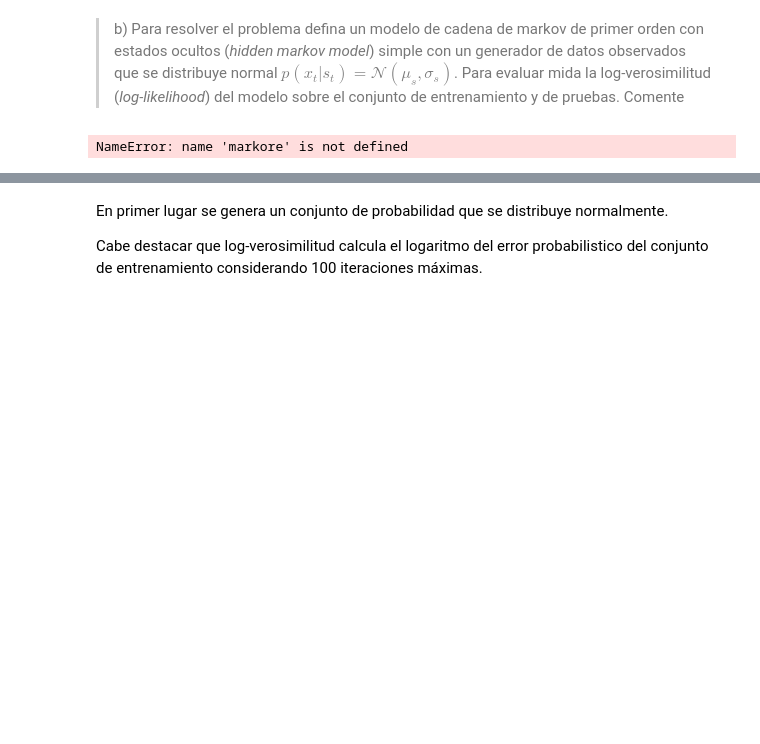
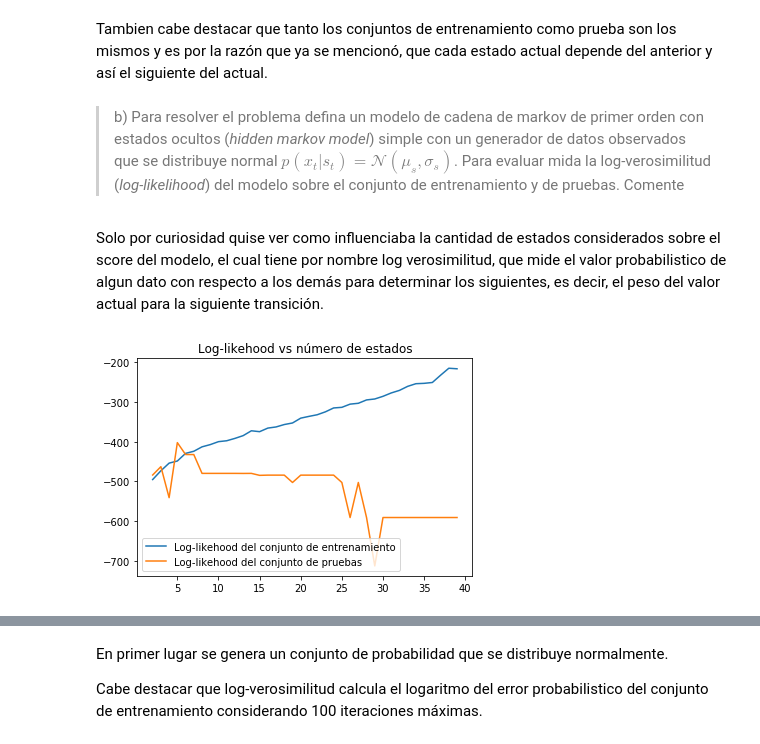
Before and after one commit to Hysteric-Larva/T3, a Jupyter notebook: T3_3.ipynb, the cells around one changed output, grey strips where cells are left out. Drawn from its saved outputs; the diff is of its cells as text; code cells hidden in the pictures; blank space fills up the shorter version.

```diff
--- a/T3_3.ipynb
+++ b/T3_3.ipynb
@@ -71,10 +95,25 @@ dataframe
+# %% [markdown]
+Tambien cabe destacar que tanto los conjuntos de entrenamiento como prueba son los mismos y es por la razón que ya se mencionó, que cada estado actual depende del anterior y así el siguiente del actual.
 # %% [markdown]
 > b) Para resolver el problema defina un modelo de cadena de markov de primer orden con estados ocultos (*hidden markov model*) simple con un generador de datos observados que se distribuye normal $p(x_t|s_t)=\mathcal{N}(\mu_{s},\sigma_{s})$. Para evaluar mida la log-verosimilitud (*log-likelihood*) del modelo sobre el conjunto de entrenamiento y de pruebas. Comente
-# %%
-np.random.seed(30)
-n_state = 3
-markov_model = hmm.GaussianHMM(n_components=n_state, n_iter=100)
-markov_model.fit(X_train)
-print("Score Model A:", markore(X_train))
-# %% [output]
-NameError: name 'markore' is not defined
+# %% [markdown]
+Solo por curiosidad quise ver como influenciaba la cantidad de estados considerados sobre el score del modelo, el cual tiene por nombre log verosimilitud, que mide el valor probabilistico de algun dato con respecto a los demás para determinar los siguientes, es decir, el peso del valor actual para la siguiente transición.
+# %%
+np.random.seed(30)
+x=[]
+y =[]
+y_test=[]
+for i in range(2,40,1):
+#n_state = 8
+    markov_model = hmm.GaussianHMM(n_components=i, n_iter=500)
+    markov_model.fit(X_train)
+    x.append(i)
+    y.append(markov_model.score(X_train))
+    y_test.append(markov_model.score(X_test))
+plt.plot(x,y,label="Log-likehood del conjunto de entrenamiento")
+plt.plot(x,y_test,label="Log-likehood del conjunto de pruebas")
+plt.title("Log-likehood vs número de estados")
+plt.legend()
+plt.show()
+# %% [output]
+[figure, added]
```
Also changed, not shown: parts of 26 cells of this notebook.
